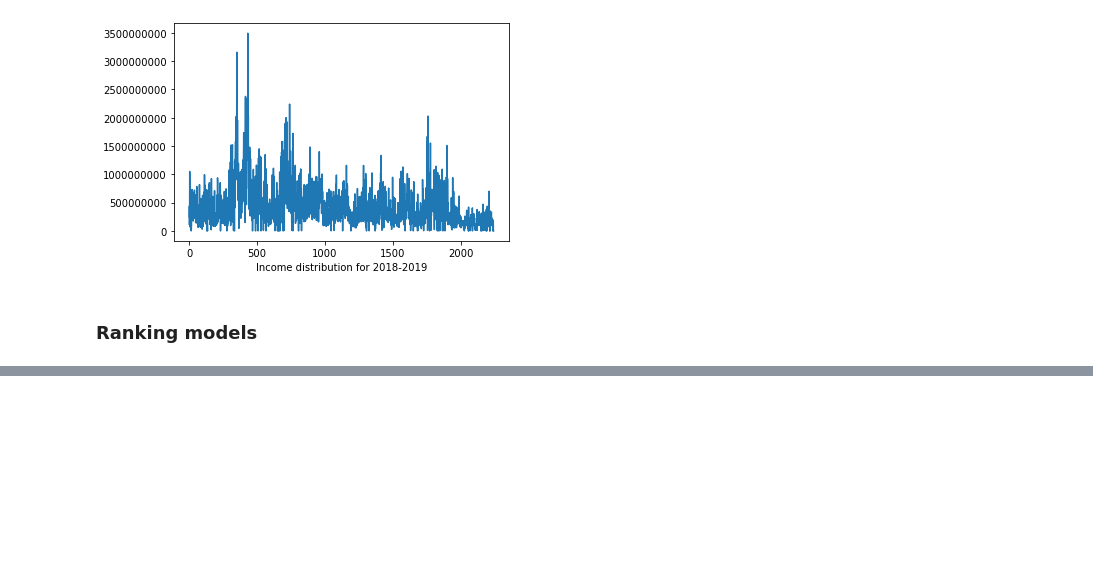
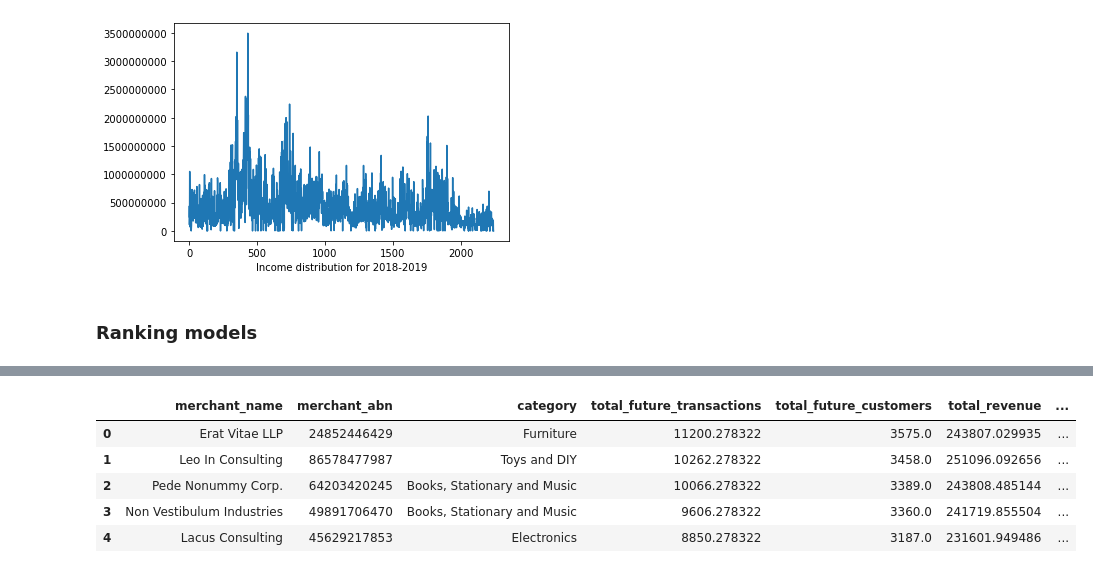
Before and after one commit to MAST30034-Applied-Data-Science/generic-buy-now-pay-later-project-group-10-bnpl, a Jupyter notebook: notebooks/FINAL SUMMARY.ipynb, the cells around one changed output, grey strips where cells are left out. Drawn from its saved outputs; the diff is of its cells as text; code cells hidden in the pictures; blank space fills up the shorter version.

```diff
--- a/notebooks/FINAL SUMMARY.ipynb
+++ b/notebooks/FINAL SUMMARY.ipynb
@@ -345,0 +341,9 @@ Rank  10 :  Iaculis Aliquet Diam LLC
+# %%
+final_rank.head()
+# %% [output]
+|  | merchant_name | merchant_abn | category | total_future_transactions | total_future_customers | total_revenue | ... |
+| 0 | Erat Vitae LLP | 24852446429 | Furniture | 11200.278322 | 3575.0 | 243807.029935 | ... |
+| 1 | Leo In Consulting | 86578477987 | Toys and DIY | 10262.278322 | 3458.0 | 251096.092656 | ... |
+| 2 | Pede Nonummy Corp. | 64203420245 | Books, Stationary and Music | 10066.278322 | 3389.0 | 243808.485144 | ... |
+| 3 | Non Vestibulum Industries | 49891706470 | Books, Stationary and Music | 9606.278322 | 3360.0 | 241719.855504 | ... |
+| 4 | Lacus Consulting | 45629217853 | Electronics | 8850.278322 | 3187.0 | 231601.949486 | ... |
```
Also changed, not shown: parts of 8 cells of this notebook, 34 other files.
